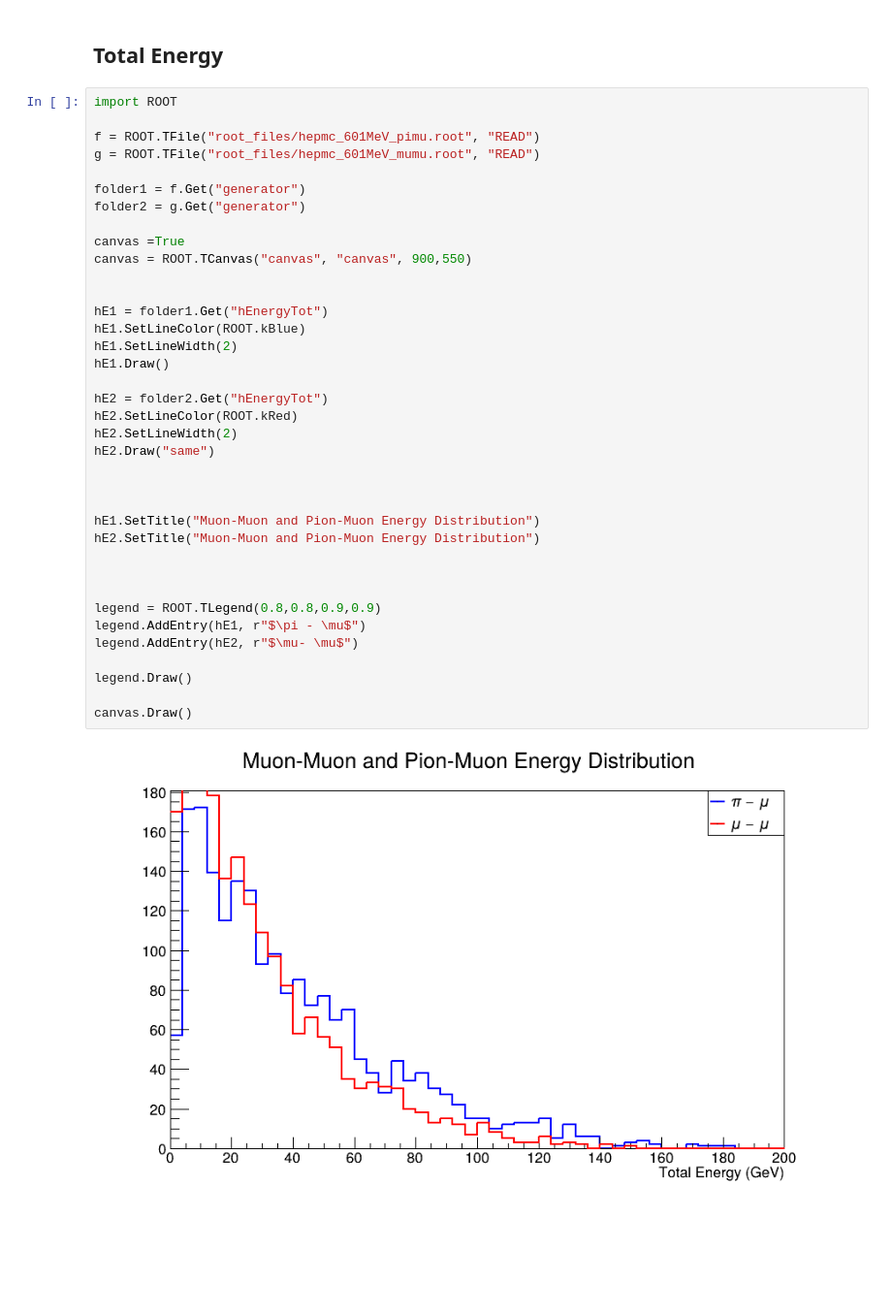
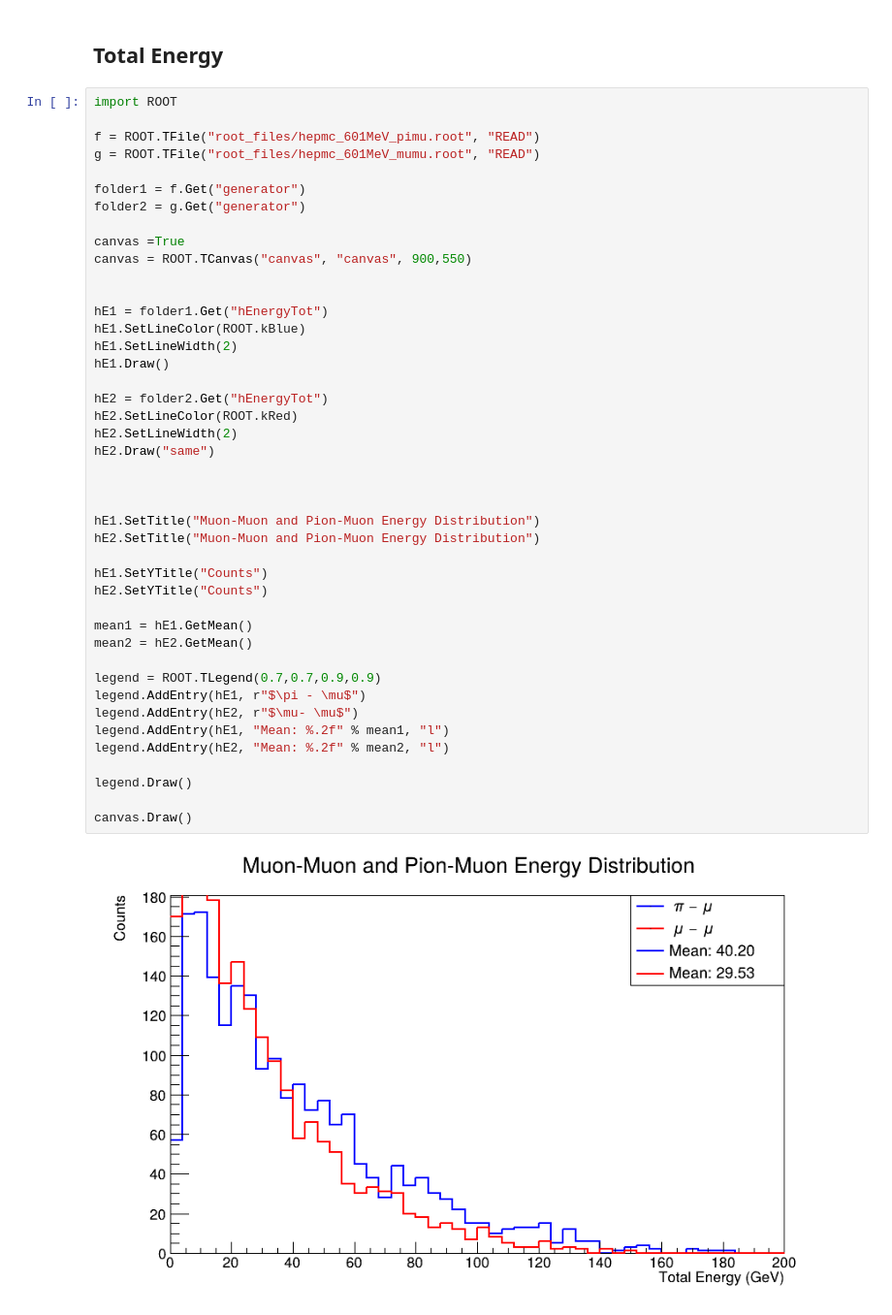
Before and after one commit to Parshathi/ProtoDUNE_BSM_LArSoft, a Jupyter notebook: Plots_diff_decays.ipynb, the cells around one changed output. Shown: that part at 97% size. Drawn from its saved outputs; the diff is of its cells as text; blank space fills up the shorter version.

```diff
--- a/Plots_diff_decays.ipynb
+++ b/Plots_diff_decays.ipynb
@@ -135,32 +152,38 @@ folder1 = f.Get("generator")
 folder2 = g.Get("generator")
 
 canvas =True
 canvas = ROOT.TCanvas("canvas", "canvas", 900,550)
 
 
 hE1 = folder1.Get("hEnergyTot")
 hE1.SetLineColor(ROOT.kBlue)
 hE1.SetLineWidth(2)
 hE1.Draw()
 
 hE2 = folder2.Get("hEnergyTot")
 hE2.SetLineColor(ROOT.kRed)
 hE2.SetLineWidth(2)
 hE2.Draw("same")
 
 
 
 hE1.SetTitle("Muon-Muon and Pion-Muon Energy Distribution")
 hE2.SetTitle("Muon-Muon and Pion-Muon Energy Distribution")
 
+hE1.SetYTitle("Counts")
+hE2.SetYTitle("Counts")
 
+mean1 = hE1.GetMean()
+mean2 = hE2.GetMean()
 
-legend = ROOT.TLegend(0.8,0.8,0.9,0.9)
+legend = ROOT.TLegend(0.7,0.7,0.9,0.9)
 legend.AddEntry(hE1, r"$\pi - \mu$")
 legend.AddEntry(hE2, r"$\mu- \mu$")
+legend.AddEntry(hE1, "Mean: %.2f" % mean1, "l")
+legend.AddEntry(hE2, "Mean: %.2f" % mean2, "l")
 
 legend.Draw()
 
 canvas.Draw()
 # %% [output]
-[figure, old version]
+[figure, new version]
```
Also changed, not shown: parts of 3 cells of this notebook, 1 other file.
